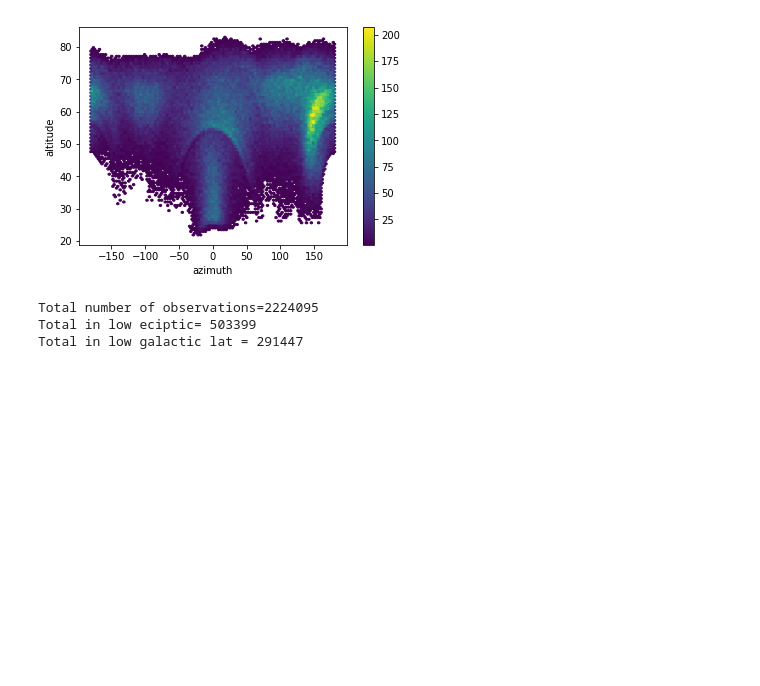
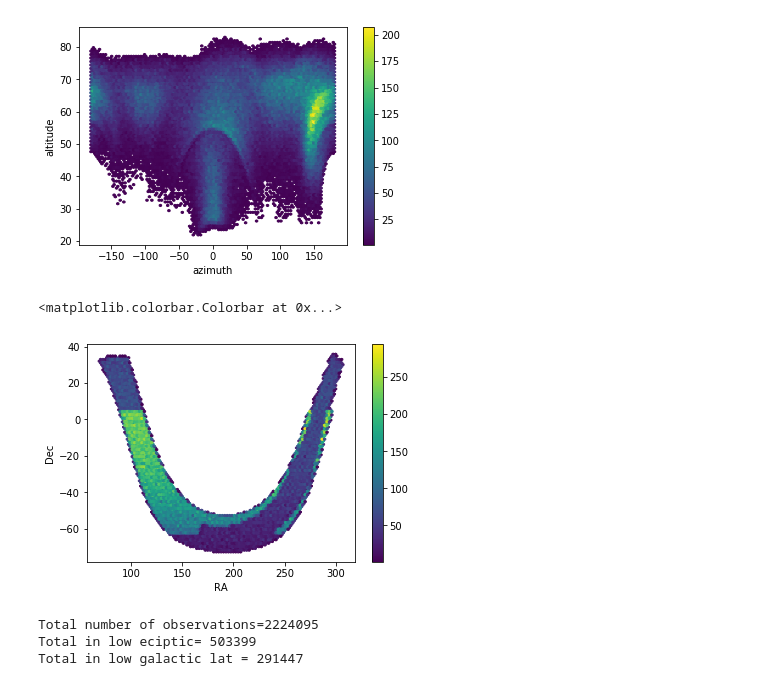
Before and after one commit to yoachim/20_Scratch, a Jupyter notebook: geo_avoid/geo_frac.ipynb, the cells around one changed output. Drawn from its saved outputs; the diff is of its cells as text; code cells hidden in the pictures; blank space fills up the shorter version.

```diff
--- a/geo_avoid/geo_frac.ipynb
+++ b/geo_avoid/geo_frac.ipynb
@@ -59,6 +70,14 @@ plt.colorbar()
 # %% [output]
 <matplotlib.colorbar.Colorbar at 0x...>
 [figure]
+# %%
+plt.hexbin(ra[in_low_gal], dec[in_low_gal], mincnt=.1)
+plt.xlabel('RA')
+plt.ylabel('Dec')
+plt.colorbar()
+# %% [output]
+<matplotlib.colorbar.Colorbar at 0x...>
+[figure, added]
 # %%
 print('Total number of observations=%i' % alt.size)
 print('Total in low eciptic= %i' % in_low_eclip.size)
```
Also changed, not shown: parts of 2 cells of this notebook.
